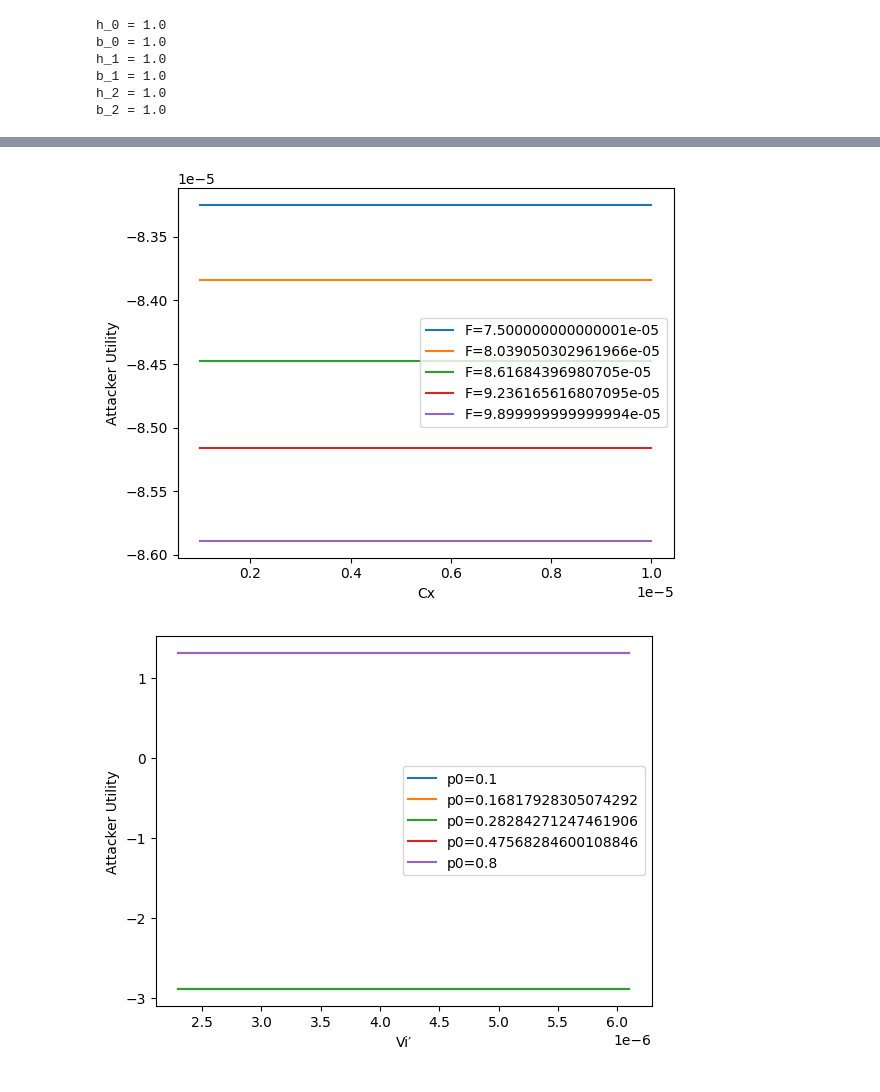
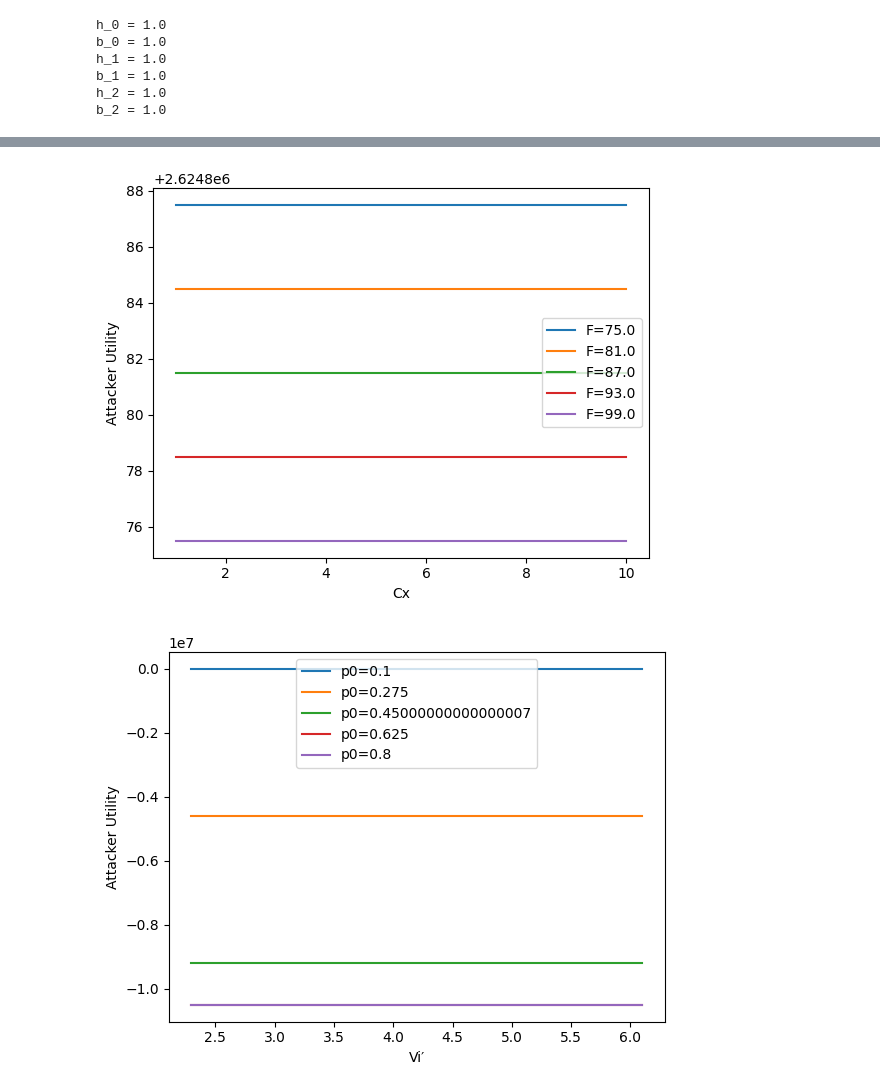
Before and after one commit to bhusalb/gt-ransomware-simulation, a Jupyter notebook: Ransomware_simulation.ipynb, the cells around one changed output, grey strips where cells are left out. Saved outputs shown, nothing was run; the diff lists cells and outputs as text; code cells hidden in the pictures.

```diff
--- a/Ransomware_simulation.ipynb
+++ b/Ransomware_simulation.ipynb
@@ -1168,8 +1183,8 @@ Fi = defaultdict(list)
 Ei = defaultdict(list)
 Zi=defaultdict(list)
 # Attacker utils eval for F and Cnh
-F_range = generate_log_range(0.000075,0.000099,5)
-R_range = generate_log_range(0.1,0.5,10)
+F_range = generate_log_range(0.000075*1e6,0.000099*1e6,5)
+R_range = generate_log_range(0.1*1e6,0.5*1e6,10)
 
 
 
@@ -1228,7 +1243,7 @@ Gi=defaultdict(list)
 # Attacker utils eval for CD and nhf
 
 F_range = generate_log_range(0.000075,0.000099,5)
-R_range = generate_log_range(0.1,0.5,10)
+R_range = generate_log_range(0.1*1e6,0.5*1e6,10)
 
 
 for F in F_range:
@@ -1286,8 +1301,8 @@ Ei = defaultdict(list)
 Ti = defaultdict(list)
 
 # Attacker utils eval for CD and Chp
-F_range = generate_log_range(0.000075,0.000099,5)
-R_range = generate_log_range(0.1,0.9,10)
+F_range = generate_log_range(0.000075*1e6,0.000099*1e6,5)
+R_range = generate_log_range(0.1*1e6,0.9*1e6,10)
 
 
 for F in F_range:
@@ -1344,8 +1359,8 @@ Ei = defaultdict(list)
 Ri = defaultdict(list)
 
 # Attacker utils eval for CD and Cht
-F_range = generate_log_range(0.000075,0.000099,5)
-R_range = generate_log_range(0.1,0.99,10)
+F_range = generate_log_range(0.000075*1e6,0.000099*1e6,5)
+R_range = generate_log_range(0.1*1e6,0.99*1e6,10)
 
 for F in F_range:
     for R in R_range:
@@ -1403,45 +1418,42 @@ Ei = defaultdict(list)
 # Attacker utils eval for F and Cx
 
 
-F_range = generate_log_range(0.000075,0.000099,5)
-R_range = generate_log_range(0.000001,0.00001,10)
+F_range = generate_log_range(0.000075*1e6,0.000099*1e6,5)
+R_range = generate_log_range(0.000001*1e6,0.00001*1e6,10)
 
 
 for F in F_range:
     for R in R_range:
         p = sample.clone()
         p.F=F
         p.C_x=R
         p=p.clone()
         e_a_b_1 = t_u_3_1(p)
 
         Fi[F].append(R)
         Ei[F].append(e_a_b_1)
 
 # Generate multiple lines on the same plot
 for F in F_range:
     plt.plot(Fi[F], Ei[F], label=f'F={F}')
 
 # Adding title and labels
 plt.xlabel("Cx")
 plt.ylabel("Attacker Utility")
 
 # Adding a legend
 plt.legend()
 
 plt.savefig("n12.pdf", format="pdf", bbox_inches="tight")
 
 
 # Displaying the plot
 plt.show()
 # %% [output]
-[figure, old version]
+[figure, new version]
 # %%
 from collections import defaultdict
 import matplotlib.pyplot as plt
-
-
-
 
 Fi = defaultdict(list)
 Ei = defaultdict(list)
@@ -1449,7 +1461,7 @@ Ei = defaultdict(list)
 # Attacker utils eval for V_prime and p1
 
 
-V_range = generate_log_range(2.3,6.1,10)
+V_range = generate_log_range(2.3*1e6,6.1*1e6,10)
 p0_range = generate_log_range(0.1,0.8,5)
 
 V_range = [item / 1000000 for item in V_range]
@@ -1482,7 +1494,7 @@ plt.savefig("n13.pdf", format="pdf", bbox_inches="tight")
 # Displaying the plot
 plt.show()
 # %% [output]
-[figure, old version]
+[figure, new version]
 # %%
 
 # sample = Parameters(B=500, C_ht=0.03, n_ht=500, C_hp=60, C_hf=0.1, n_hf=200,
```
Also changed, not shown: parts of 24 cells of this notebook, 1 other file.
